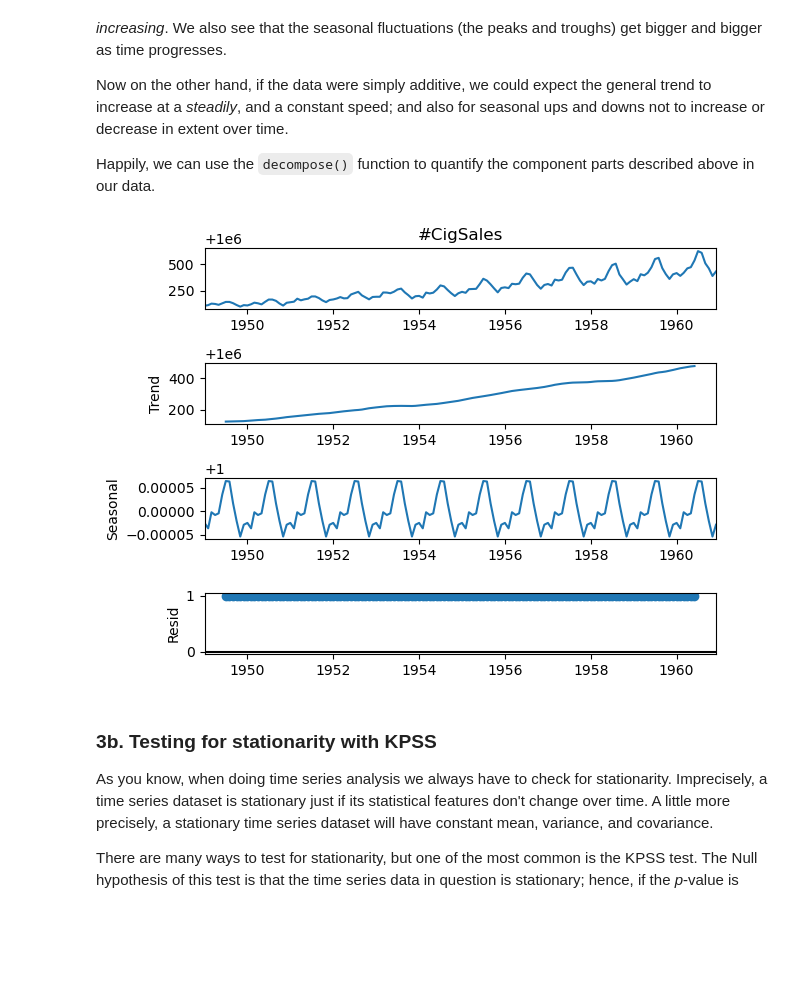
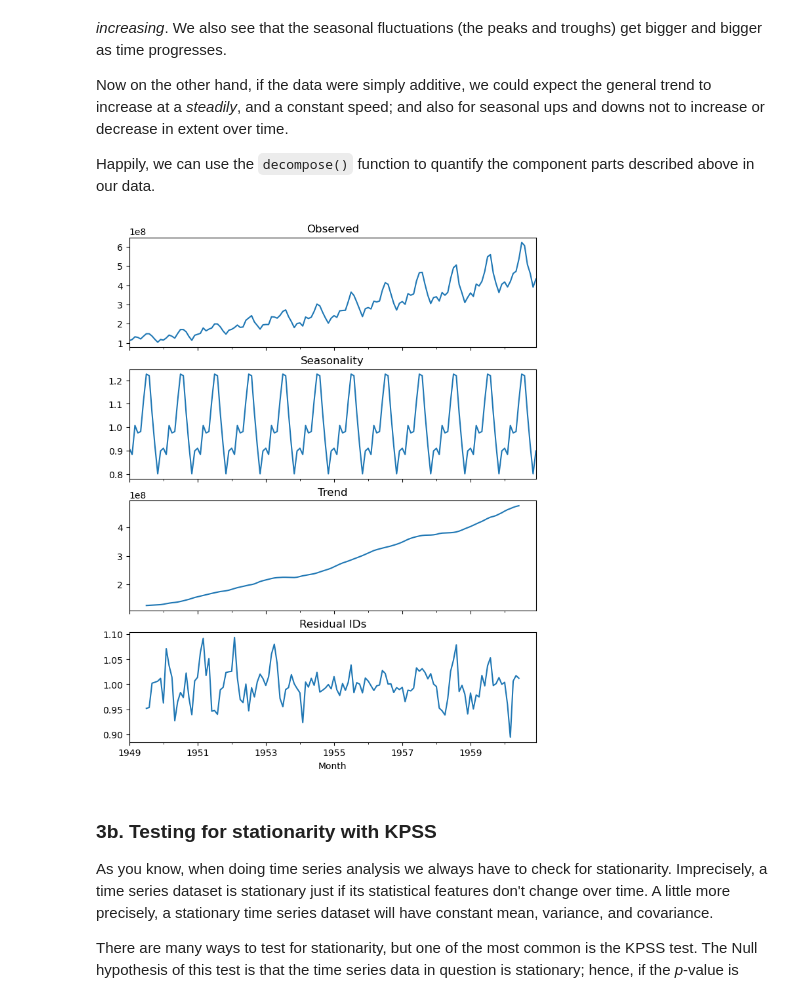
Before and after one commit to BrettlyCD/time-series, a Jupyter notebook: Cowboy Cigarettes Case Study - Tier 3.ipynb, the cells around one changed output. Drawn from its saved outputs; the diff is of its cells as text; code cells hidden in the pictures; blank space fills up the shorter version.

Commit message:
Create final model and visualize forecast.

```diff
--- a/Cowboy Cigarettes Case Study - Tier 3.ipynb
+++ b/Cowboy Cigarettes Case Study - Tier 3.ipynb
@@ -66,6 +66,8 @@ from statsmodels.graphics.tsaplots import plot_predict, plot_acf, plot_pacf
 Call the variable `cigData`.
 # %%
 cigData = pd.read_csv('CowboyCigsData.csv')
+cigData['#CigSales'] -= 1000000
+cigData['#CigSales'] *= 1000000
 # %% [markdown]
 ### 1c. Explore the data
 We now need to check whether the data conduces to a time series style analysis.
@@ -233,12 +235,19 @@ Happily, we can use the `decompose()` function to quantify the component parts d
 # %%
 decomp = sm.tsa.seasonal_decompose(y, model='multiplicative')
 
 # Plot the original data, the trend, the seasonality, and the residuals
-decomp.plot()
+fig, (ax1, ax2, ax3, ax4) = plt.subplots(4,1, sharex=True)
+fig.set_size_inches(8, 10, forward=True)
+
+
+decomp.observed.plot(ax=ax1, title='Observed')
+decomp.seasonal.plot(ax=ax2, title='Seasonality')
+decomp.trend.plot(ax=ax3, title='Trend')
+decomp.resid.plot(ax=ax4, title='Residual IDs')
 
 plt.show()
 # %% [output]
-[figure, old version]
+[figure, new version]
 # %% [markdown]
 ### 3b. Testing for stationarity with KPSS
 As you know, when doing time series analysis we always have to check for stationarity. Imprecisely, a time series dataset is stationary just if its statistical features don't change over time. A little more precisely, a stationary time series dataset will have constant mean, variance, and covariance.
```
Also changed, not shown: parts of 25 cells of this notebook.
